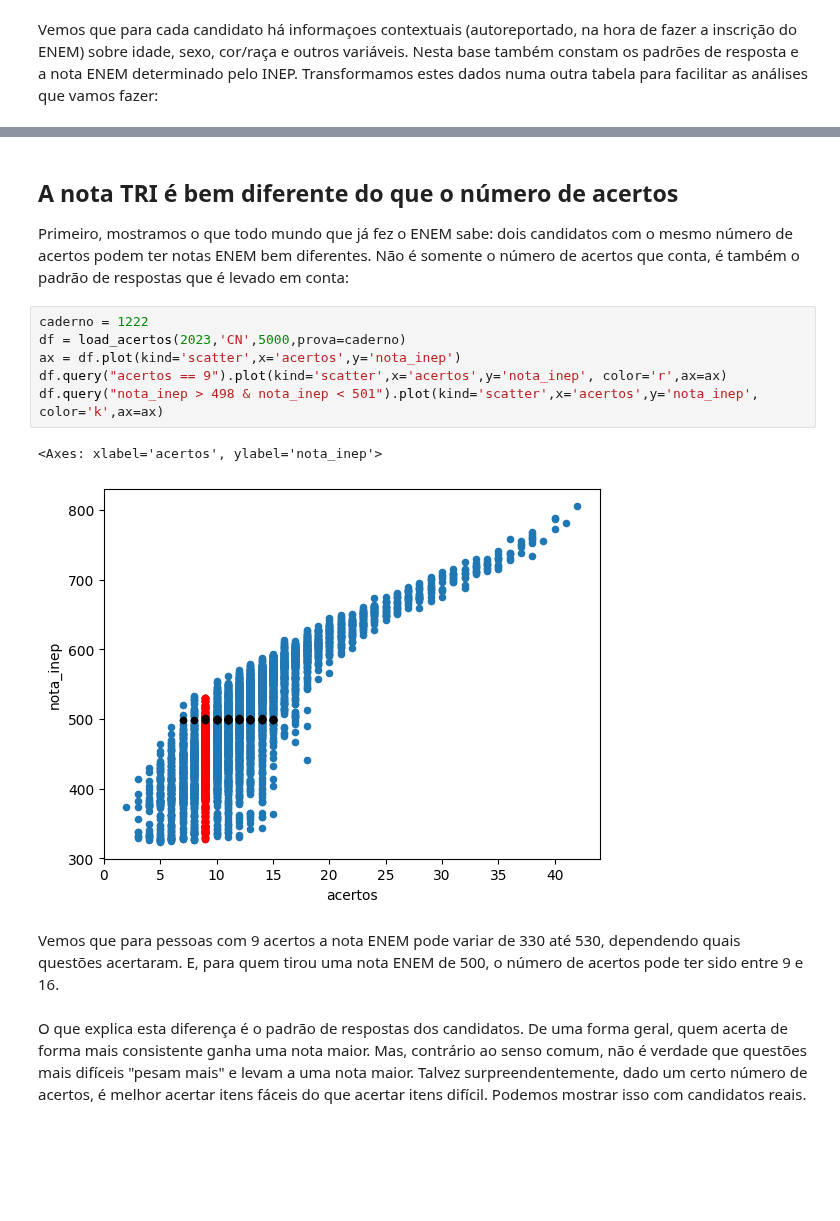
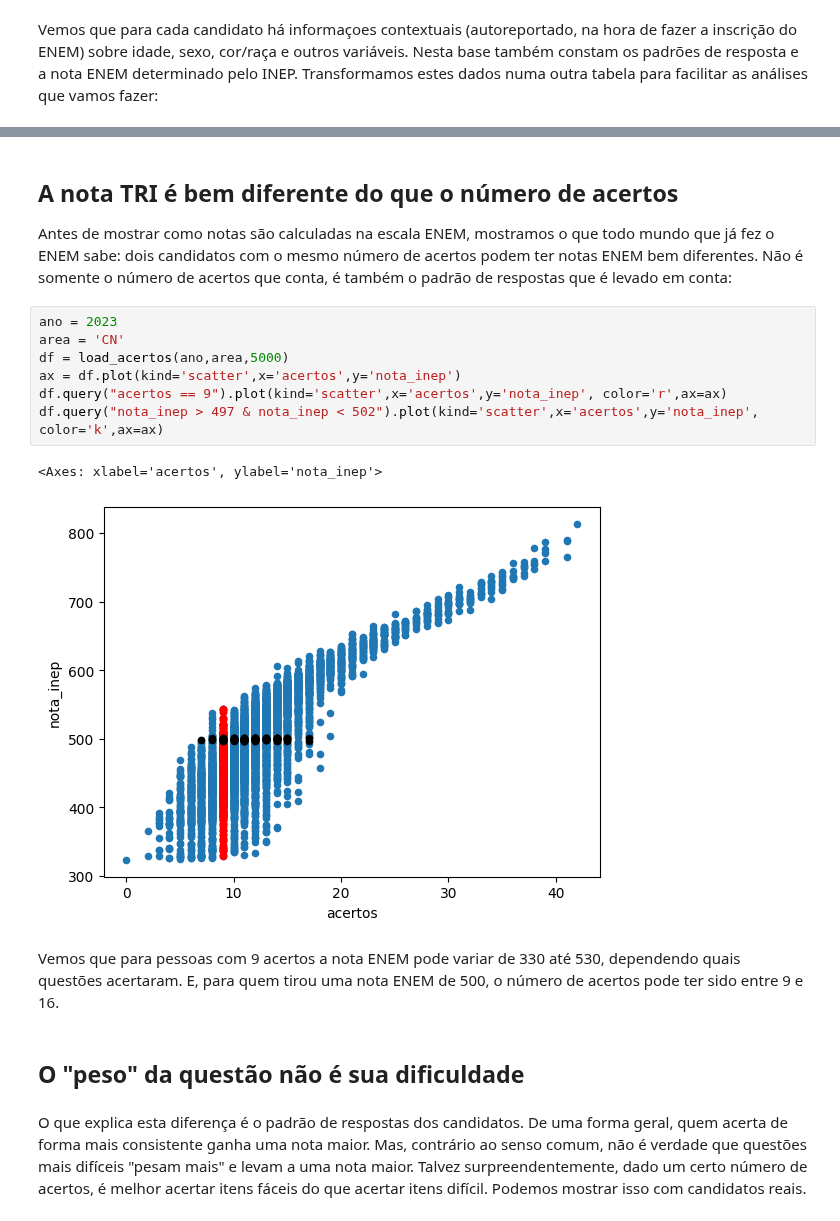
Before and after one commit to atp/enem, a Jupyter notebook: enembook/TRI.ipynb, the cells around one changed output, grey strips where cells are left out. Saved outputs shown, nothing was run; the diff lists cells and outputs as text; blank space fills up the shorter version.

```diff
--- a/enembook/TRI.ipynb
+++ b/enembook/TRI.ipynb
@@ -49,17 +59,20 @@ load_acertos(2023,'CN',5)
 # %% [markdown]
 ## A nota TRI é bem diferente do que o número de acertos
-Primeiro, mostramos o que todo mundo que já fez o ENEM sabe: dois candidatos com o mesmo número de acertos podem ter notas ENEM bem diferentes. Não é somente o número de acertos que conta, é também o padrão de respostas que é levado em conta:
+Antes de mostrar como notas são calculadas na escala ENEM, mostramos o que todo mundo que já fez o ENEM sabe: dois candidatos com o mesmo número de acertos podem ter notas ENEM bem diferentes. Não é somente o número de acertos que conta, é também o padrão de respostas que é levado em conta:
 # %%
-caderno = 1222
-df = load_acertos(2023,'CN',5000,prova=caderno)
+ano = 2023
+area = 'CN'
+df = load_acertos(ano,area,5000)
 ax = df.plot(kind='scatter',x='acertos',y='nota_inep')
 df.query("acertos == 9").plot(kind='scatter',x='acertos',y='nota_inep', color='r',ax=ax)
-df.query("nota_inep > 498 & nota_inep < 501").plot(kind='scatter',x='acertos',y='nota_inep', color='k',ax=ax)
+df.query("nota_inep > 497 & nota_inep < 502").plot(kind='scatter',x='acertos',y='nota_inep', color='k',ax=ax)
 # %% [output]
 <Axes: xlabel='acertos', ylabel='nota_inep'>
-[figure, old version]
+[figure, new version]
 # %% [markdown]
 Vemos que para pessoas com 9 acertos a nota ENEM pode variar de 330 até 530, dependendo quais questões acertaram. E, para quem tirou uma nota ENEM de 500, o número de acertos pode ter sido entre 9 e 16.
+# %% [markdown]
+## O "peso" da questão não é sua dificuldade
 # %% [markdown]
 O que explica esta diferença é o padrão de respostas dos candidatos. De uma forma geral, quem acerta de forma mais consistente ganha uma nota maior. Mas, contrário ao senso comum, não é verdade que questões mais difíceis "pesam mais" e levam a uma nota maior. Talvez surpreendentemente, dado um certo número de acertos, é melhor acertar itens fáceis do que acertar itens difícil. Podemos mostrar isso com candidatos reais.
 # %% [markdown]
```
Also changed, not shown: parts of 37 cells of this notebook, 33 other files.
